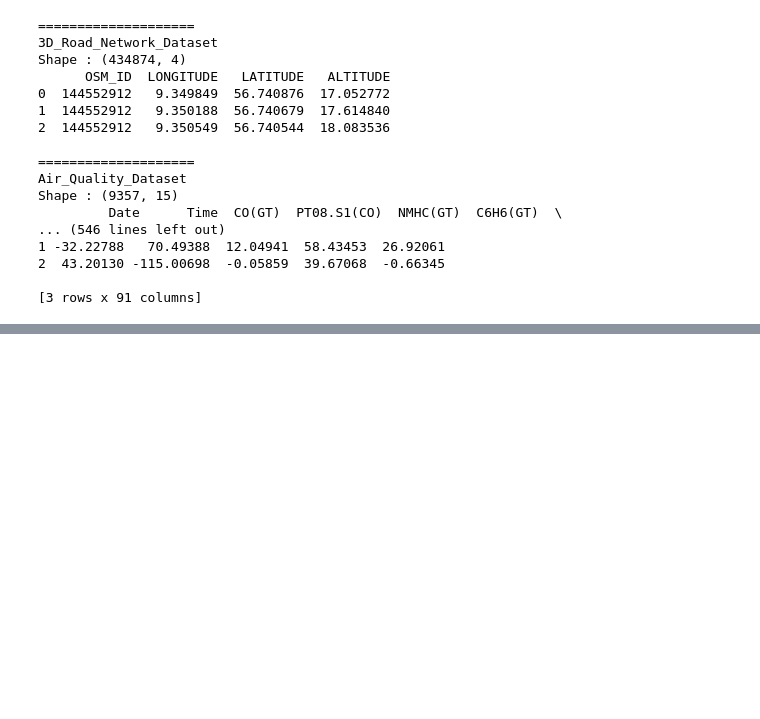
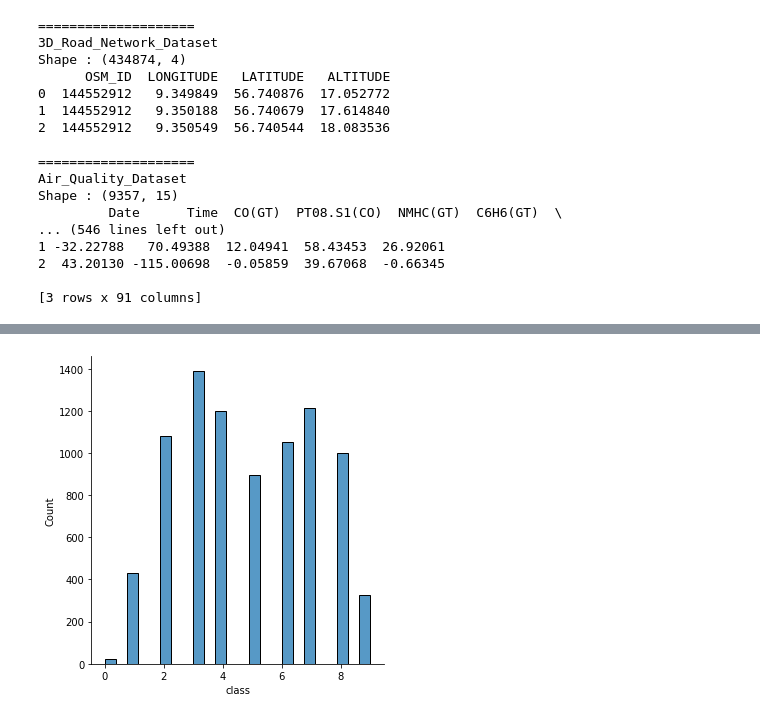
Before and after one commit to ColinTr/ClassificationForRegression, a Jupyter notebook: notebooks/Datasets_First_Study.ipynb, the cells around one changed output, grey strips where cells are left out. Cells and saved outputs as stored; diff of their text form; code cells hidden in the pictures; blank space fills up the shorter version.

```diff
--- a/notebooks/Datasets_First_Study.ipynb
+++ b/notebooks/Datasets_First_Study.ipynb
@@ -213,3 +214,6 @@ Shape : (9357, 15)
 2  43.20130 -115.00698  -0.05859  39.67068  -0.66345
 
 [3 rows x 91 columns]
+# %%
+tmp_df = pd.read_csv('../data/processed/Combined_Cycle_Power_Plant_Dataset/fold_0_TRAIN_Folds5x2_pp.csv')
+tmp_df.head()
@@ -215,0 +227,3 @@ Shape : (9357, 15)
+# %%
+tmp_X = tmp_df.drop(['class'], axis=1)
+tmp_Y = tmp_df['class']
@@ -215,0 +260,6 @@ Shape : (9357, 15)
+# %%
+# Class distribution (equal width)
+sns.displot(tmp_Y)
+plt.show()
+# %% [output]
+[figure, added]
```
Also changed, not shown: parts of 6 cells of this notebook, 2 other files.
